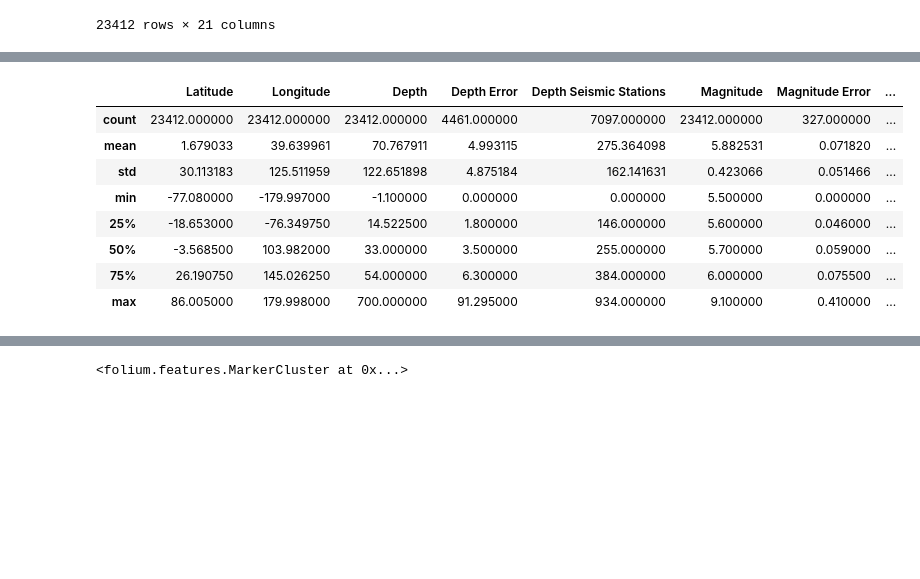
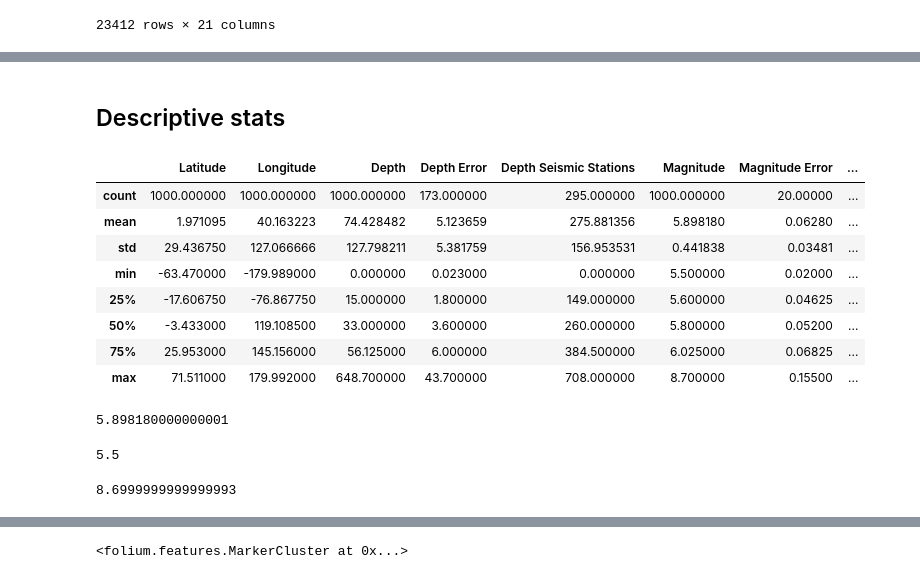
Before and after one commit to jedxie/Earthquakes_USGS, a Jupyter notebook: Earthquake_Stats_Project.ipynb, the cells around one changed output, grey strips where cells are left out. Saved outputs shown, nothing was run; the diff lists cells and outputs as text; code cells hidden in the pictures; blank space fills up the shorter version.

```diff
--- a/Earthquake_Stats_Project.ipynb
+++ b/Earthquake_Stats_Project.ipynb
@@ -34,0 +60,2 @@ earthquakes
+# %% [markdown]
+## Descriptive stats
@@ -35,12 +64,12 @@ earthquakes
 # %%
-earthquakes.describe()
+earthquake_sample.describe()
 # %% [output]
 |  | Latitude | Longitude | Depth | Depth Error | Depth Seismic Stations | Magnitude | Magnitude Error | ... |
-| count | 23412.000000 | 23412.000000 | 23412.000000 | 4461.000000 | 7097.000000 | 23412.000000 | 327.000000 | ... |
-| mean | 1.679033 | 39.639961 | 70.767911 | 4.993115 | 275.364098 | 5.882531 | 0.071820 | ... |
-| std | 30.113183 | 125.511959 | 122.651898 | 4.875184 | 162.141631 | 0.423066 | 0.051466 | ... |
-| min | -77.080000 | -179.997000 | -1.100000 | 0.000000 | 0.000000 | 5.500000 | 0.000000 | ... |
-| 25% | -18.653000 | -76.349750 | 14.522500 | 1.800000 | 146.000000 | 5.600000 | 0.046000 | ... |
-| 50% | -3.568500 | 103.982000 | 33.000000 | 3.500000 | 255.000000 | 5.700000 | 0.059000 | ... |
-| 75% | 26.190750 | 145.026250 | 54.000000 | 6.300000 | 384.000000 | 6.000000 | 0.075500 | ... |
-| max | 86.005000 | 179.998000 | 700.000000 | 91.295000 | 934.000000 | 9.100000 | 0.410000 | ... |
+| count | 1000.000000 | 1000.000000 | 1000.000000 | 173.000000 | 295.000000 | 1000.000000 | 20.00000 | ... |
+| mean | 1.971095 | 40.163223 | 74.428482 | 5.123659 | 275.881356 | 5.898180 | 0.06280 | ... |
+| std | 29.436750 | 127.066666 | 127.798211 | 5.381759 | 156.953531 | 0.441838 | 0.03481 | ... |
+| min | -63.470000 | -179.989000 | 0.000000 | 0.023000 | 0.000000 | 5.500000 | 0.02000 | ... |
+| 25% | -17.606750 | -76.867750 | 15.000000 | 1.800000 | 149.000000 | 5.600000 | 0.04625 | ... |
+| 50% | -3.433000 | 119.108500 | 33.000000 | 3.600000 | 260.000000 | 5.800000 | 0.05200 | ... |
+| 75% | 25.953000 | 145.156000 | 56.125000 | 6.000000 | 384.500000 | 6.025000 | 0.06825 | ... |
+| max | 71.511000 | 179.992000 | 648.700000 | 43.700000 | 708.000000 | 8.700000 | 0.15500 | ... |
@@ -48,0 +76,15 @@ earthquake_sample=earthquakes.sample(1000)
+# %%
+ESMagMean=earthquake_sample.Magnitude.mean()
+ESMagMean # the mean
+# %% [output]
+5.898180000000001
+# %%
+ESMagMin=earthquake_sample.Magnitude.min()
+ESMagMin # the lowest range
+# %% [output]
+5.5
+# %%
+ESMagMax=earthquake_sample.Magnitude.max()
+ESMagMax # the highest range
+# %% [output]
+8.6999999999999993
```
Also changed, not shown: parts of 27 cells of this notebook.
